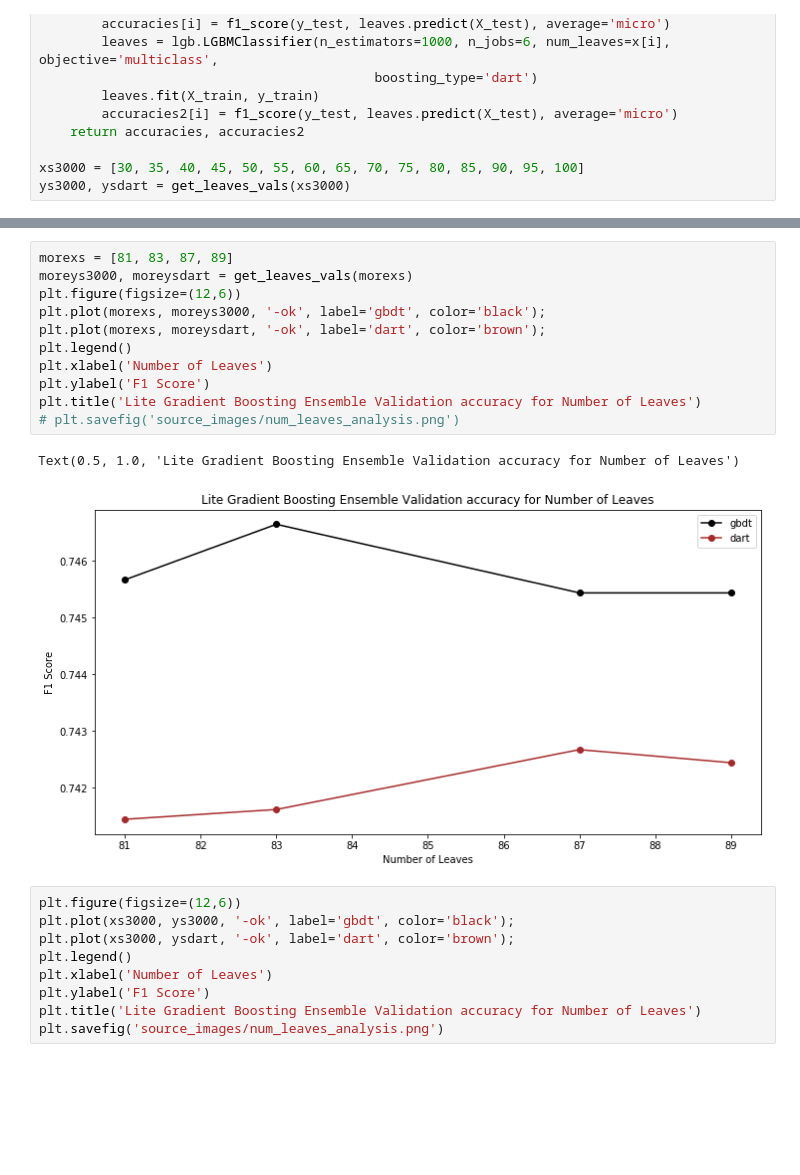
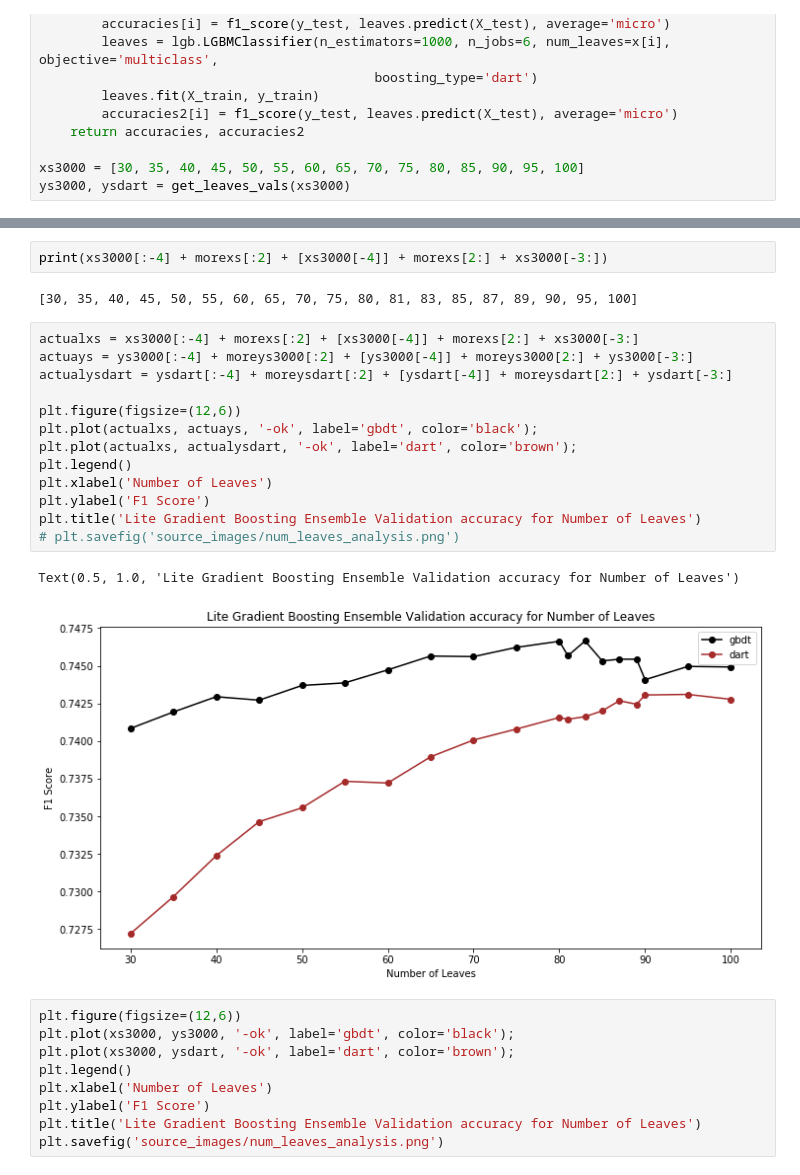
Before and after one commit to vidhur2k/Earthquake-Prediction, a Jupyter notebook: lightgbmtree.ipynb, the cells around one changed output, grey strips where cells are left out. Drawn from its saved outputs; the diff is of its cells as text; blank space fills up the shorter version.

```diff
--- a/lightgbmtree.ipynb
+++ b/lightgbmtree.ipynb
@@ -119,17 +131,23 @@ ys3000, ysdart = get_leaves_vals(xs3000)
+# %%
+print(xs3000[:-4] + morexs[:2] + [xs3000[-4]] + morexs[2:] + xs3000[-3:])
+# %% [output]
+[30, 35, 40, 45, 50, 55, 60, 65, 70, 75, 80, 81, 83, 85, 87, 89, 90, 95, 100]
 # %%
-morexs = [81, 83, 87, 89]
-moreys3000, moreysdart = get_leaves_vals(morexs)
+actualxs = xs3000[:-4] + morexs[:2] + [xs3000[-4]] + morexs[2:] + xs3000[-3:]
+actuays = ys3000[:-4] + moreys3000[:2] + [ys3000[-4]] + moreys3000[2:] + ys3000[-3:]
+actualysdart = ysdart[:-4] + moreysdart[:2] + [ysdart[-4]] + moreysdart[2:] + ysdart[-3:]
+
 plt.figure(figsize=(12,6))
-plt.plot(morexs, moreys3000, '-ok', label='gbdt', color='black');
-plt.plot(morexs, moreysdart, '-ok', label='dart', color='brown');
+plt.plot(actualxs, actuays, '-ok', label='gbdt', color='black');
+plt.plot(actualxs, actualysdart, '-ok', label='dart', color='brown');
 plt.legend()
 plt.xlabel('Number of Leaves')
 plt.ylabel('F1 Score')
 plt.title('Lite Gradient Boosting Ensemble Validation accuracy for Number of Leaves')
 # plt.savefig('source_images/num_leaves_analysis.png')
 # %% [output]
 Text(0.5, 1.0, 'Lite Gradient Boosting Ensemble Validation accuracy for Number of Leaves')
-[figure, old version]
+[figure, new version]
 # %%
 plt.figure(figsize=(12,6))
 plt.plot(xs3000, ys3000, '-ok', label='gbdt', color='black');
```
Also changed, not shown: parts of 4 cells of this notebook, 2 other files.
